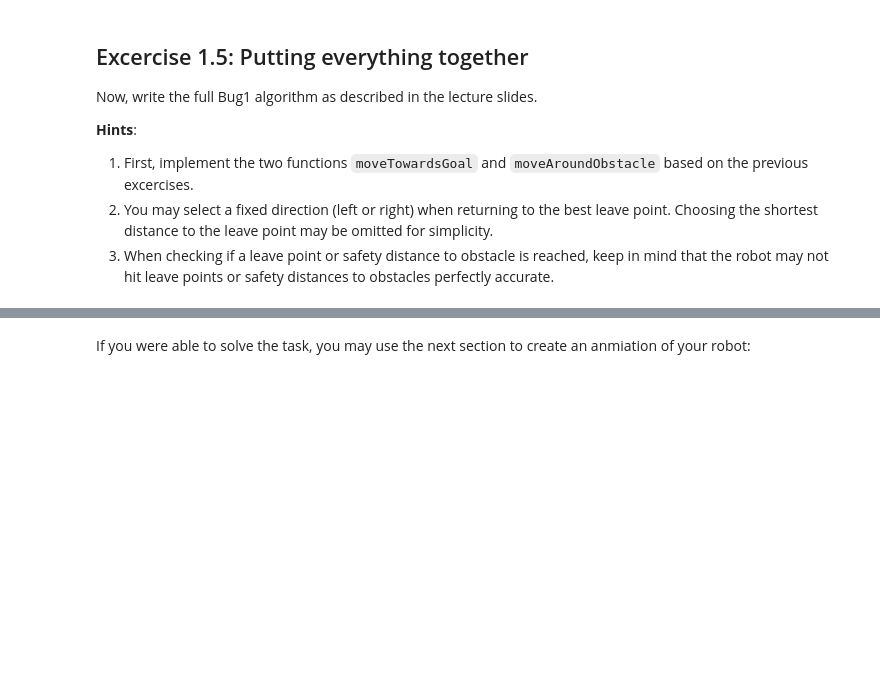
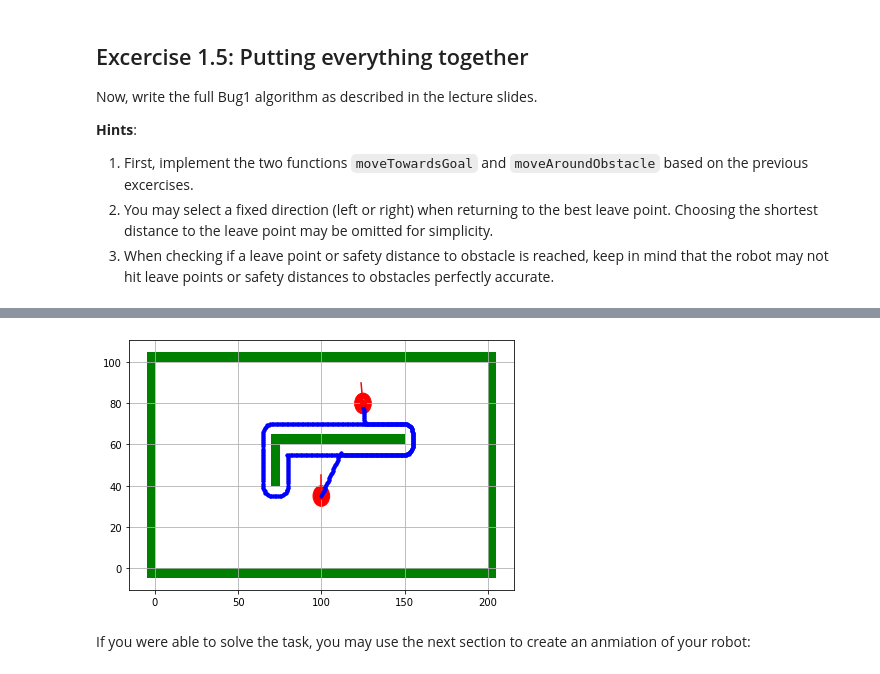
Before and after one commit to Braafisch/Motion-Planning-Assignment, a Jupyter notebook: Assignment_1/MP_Assignment1.ipynb, the cells around one changed output, grey strips where cells are left out. Cells and saved outputs as stored; diff of their text form; code cells hidden in the pictures; blank space fills up the shorter version.

```diff
--- a/Assignment_1/MP_Assignment1.ipynb
+++ b/Assignment_1/MP_Assignment1.ipynb
@@ -326,20 +334,0 @@ while (simulator.getNumMoves()<600) and goal_dist != 0:
-# %%
-assert scenario==1, 'Please use scenario 1 for this excercise!'
-
-simulator.spawn(x=100, y=55, theta=90/180. * np.pi)
-
-plt.figure()
-simulator.drawBoard()
-simulator.showRobot()
-
-go_right = False
-
-# -- TODO: Add your code here --
-goal_dist, toward_goal_phi, toward_goal_free_dist = getTowardsGoalState(simulator)
-toward_obstacle_phi, toward_obstacle_dist = getTowardsObstacleState(simulator)
-
-while (simulator.getNumMoves()<600) and goal_dist != 0:
-    if toward_goal_phi != np.pi/2:
-      simulator.turn(np.pi/2+toward_obstacle_phi)
-
-    simulator.forward(1)
@@ -401,8 +371,13 @@ def moveTowardsGoal(simulator, stepSize, maxTotalMoves=1000):
     """
     # -- TODO: Add your code here --
     goal_dist, toward_goal_phi, toward_goal_free_dist = getTowardsGoalState(simulator)
-    simulator.turn(toward_goal_phi)
-    simulator.forward(stepSize if goal_dist > stepSize and toward_goal_free_dist > stepSize else goal_dist if goal_dist < stepSize and toward_goal_free_dist > goal_dist else toward_goal_free_dist)
+    while simulator.getNumMoves()<maxTotalMoves and toward_goal_free_dist >= simulator.safety_distance and goal_dist >= stepSize:
+        simulator.turn(toward_goal_phi)
+        simulator.forward(stepSize)
+        goal_dist, toward_goal_phi, toward_goal_free_dist = getTowardsGoalState(simulator)
+
+    return True if goal_dist <= stepSize else False
+
 
 def moveAroundObstacle(simulator, stepSize, targetPos,
                        go_right=False, maxTotalMoves=1000):
@@ -425,9 +400,62 @@ def moveAroundObstacle(simulator, stepSize, targetPos,
     """
     # -- TODO: Add your code here --
 
+    goal_dist, toward_goal_phi, toward_goal_free_dist = getTowardsGoalState(simulator)
+    toward_obstacle_phi, toward_obstacle_dist = getTowardsObstacleState(simulator)
+
+    leave_point = (simulator.x, simulator.y)
+    min_dist_to_goal = goal_dist
+
+    step_size_sq = (1.5*stepSize)**2
+    target_dist_sq = (simulator.x-targetPos[0])**2 + (simulator.y-targetPos[1])**2
+    old_target_dist_sq = target_dist_sq
+
+    while simulator.getNumMoves()<maxTotalMoves and goal_dist >= stepSize and \
+    (not simulator.checkCollision()) and ((target_dist_sq > step_size_sq) or (old_target_dist_sq <= step_size_sq)):
+        D = toward_obstacle_dist
+        G = D - simulator.safety_distance
+        if go_right:
+            T = toward_obstacle_phi - np.pi/2
+            Turn = T+np.tan(G)
+        else:
+            T = toward_obstacle_phi + np.pi/2
+            Turn = T-np.tan(G)
+
+        simulator.turn(Turn)
+        simulator.forward(stepSize)
+
+        goal_dist, toward_goal_phi, toward_goal_free_dist = getTowardsGoalState(simulator)
+        toward_obstacle_phi, toward_obstacle_dist = getTowardsObstacleState(simulator)
+        old_target_dist_sq = target_dist_sq
+        target_dist_sq = (simulator.x-targetPos[0])**2 + (simulator.y-targetPos[1])**2
+
+        if goal_dist < min_dist_to_goal:
+            leave_point = (simulator.x, simulator.y)
+            min_dist_to_goal = goal_dist
+
+    return (True, None) if goal_dist <= stepSize else (False, leave_point)
 
 goal_dist, _, _ = getTowardsGoalState(simulator)
 reached_goal = goal_dist <= stepSize
 
 # -- TODO: Add your code here --
-while (not reached_goal) and ...:
+while (not reached_goal) and (simulator.getNumMoves()<maxMoves) and (not simulator.checkCollision()):
+    reached_goal = moveTowardsGoal(simulator,1)
+    #print(np.asarray(simulator.getPose()[:-1],dtype=int))
+    if reached_goal:
+        break
+    reached_goal, leave_point = moveAroundObstacle(simulator,1, (simulator.x, simulator.y))
+    #print(np.asarray(simulator.getPose()[:-1],dtype=int))
+    if reached_goal:
+        break
+    reached_goal, _ = moveAroundObstacle(simulator,1,leave_point, go_right=True)
+
+if reached_goal:
+    print('Goal was reached.')
+else:
+    print('Goal cannot be reached.')
+print('Terminated after step: ', simulator.getNumMoves())
+history = np.asarray(simulator.history)
+plt.plot(history[:,0], history[:,1], 'b.')
+simulator.showRobot()
+# %% [output]
@@ -434,3 +464,4 @@ while (not reached_goal) and ...:
+[figure, added]
 # %% [markdown]
 If you were able to solve the task, you may use the next section to create an anmiation of your robot:
 # %%
```
Also changed, not shown: parts of 6 cells of this notebook.
